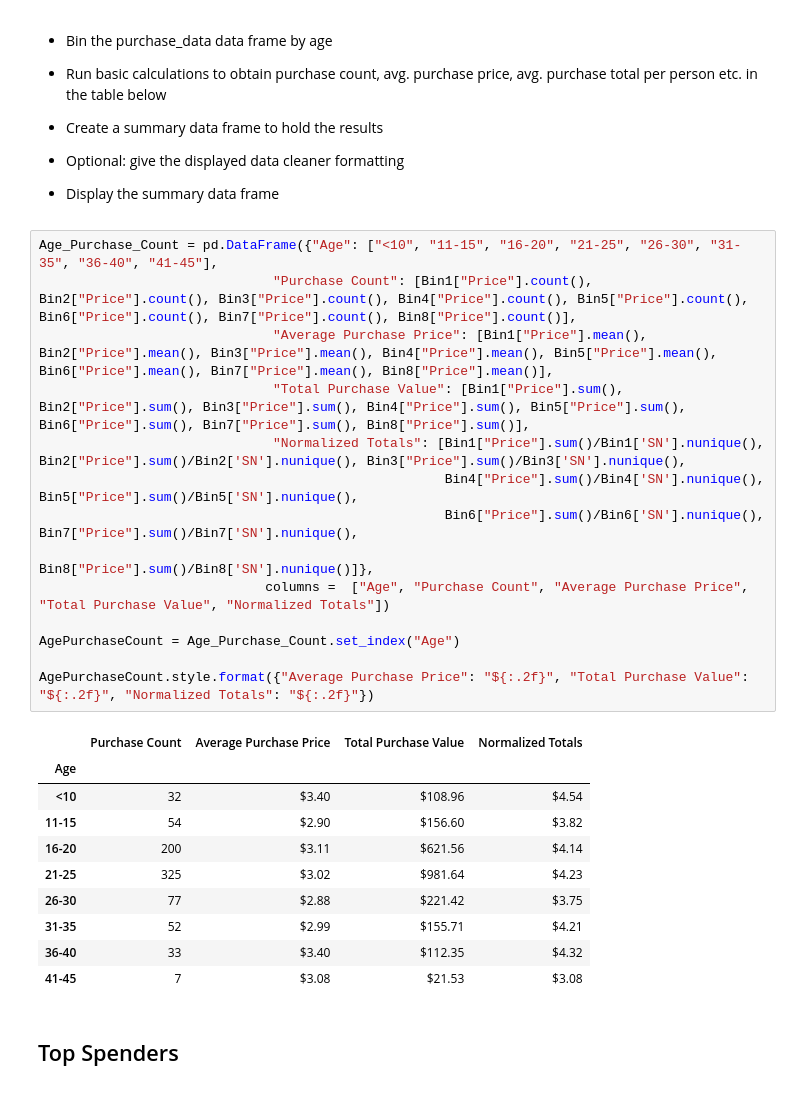
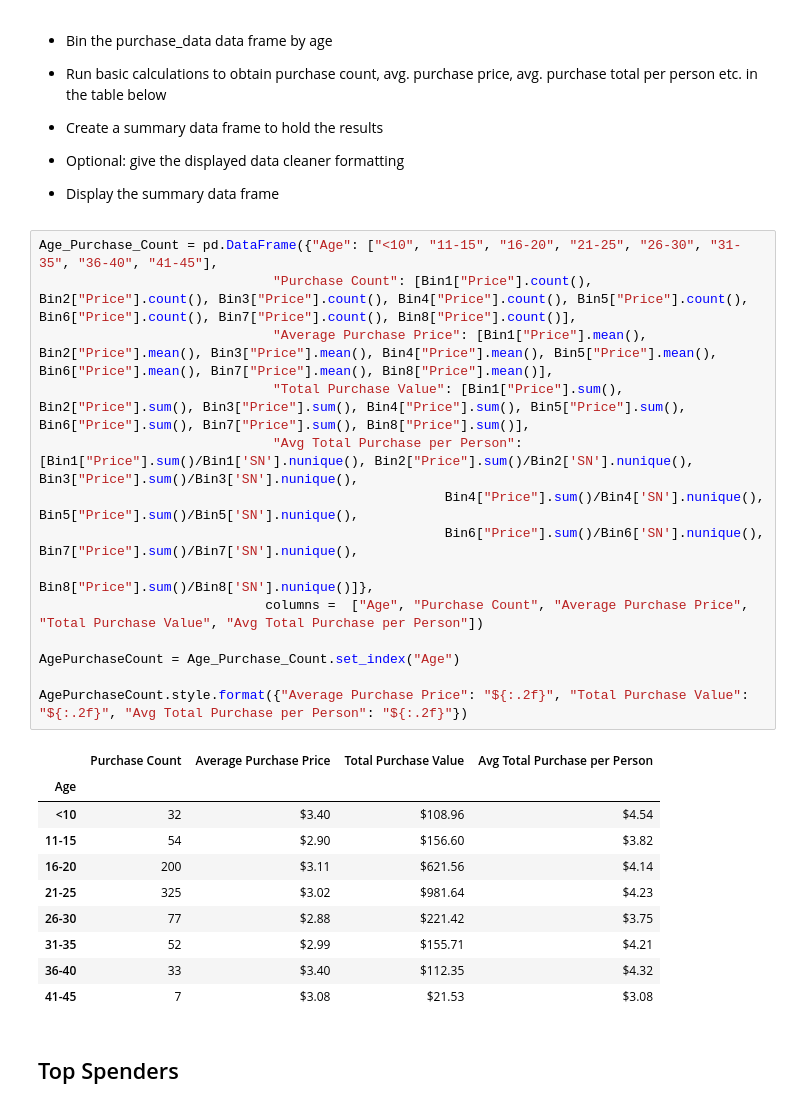
Before and after one commit to Lopokoiyit/Pandas-Challenge, a Jupyter notebook: HeroesOfPymol/HeroesOfPymoli_starter.ipynb, the cells around one changed output. Drawn from its saved outputs; the diff is of its cells as text.

```diff
--- a/HeroesOfPymol/HeroesOfPymoli_starter.ipynb
+++ b/HeroesOfPymol/HeroesOfPymoli_starter.ipynb
@@ -263,19 +263,19 @@ AgeStats
 # %%
 Age_Purchase_Count = pd.DataFrame({"Age": ["<10", "11-15", "16-20", "21-25", "26-30", "31-35", "36-40", "41-45"],
                               "Purchase Count": [Bin1["Price"].count(), Bin2["Price"].count(), Bin3["Price"].count(), Bin4["Price"].count(), Bin5["Price"].count(), Bin6["Price"].count(), Bin7["Price"].count(), Bin8["Price"].count()],
                               "Average Purchase Price": [Bin1["Price"].mean(), Bin2["Price"].mean(), Bin3["Price"].mean(), Bin4["Price"].mean(), Bin5["Price"].mean(), Bin6["Price"].mean(), Bin7["Price"].mean(), Bin8["Price"].mean()],
                               "Total Purchase Value": [Bin1["Price"].sum(), Bin2["Price"].sum(), Bin3["Price"].sum(), Bin4["Price"].sum(), Bin5["Price"].sum(), Bin6["Price"].sum(), Bin7["Price"].sum(), Bin8["Price"].sum()],
-                              "Normalized Totals": [Bin1["Price"].sum()/Bin1['SN'].nunique(), Bin2["Price"].sum()/Bin2['SN'].nunique(), Bin3["Price"].sum()/Bin3['SN'].nunique(),
+                              "Avg Total Purchase per Person": [Bin1["Price"].sum()/Bin1['SN'].nunique(), Bin2["Price"].sum()/Bin2['SN'].nunique(), Bin3["Price"].sum()/Bin3['SN'].nunique(),
                                                     Bin4["Price"].sum()/Bin4['SN'].nunique(), Bin5["Price"].sum()/Bin5['SN'].nunique(),
                                                     Bin6["Price"].sum()/Bin6['SN'].nunique(), Bin7["Price"].sum()/Bin7['SN'].nunique(),
                                                     Bin8["Price"].sum()/Bin8['SN'].nunique()]},
-                             columns =  ["Age", "Purchase Count", "Average Purchase Price", "Total Purchase Value", "Normalized Totals"])
+                             columns =  ["Age", "Purchase Count", "Average Purchase Price", "Total Purchase Value", "Avg Total Purchase per Person"])
 
 AgePurchaseCount = Age_Purchase_Count.set_index("Age")
 
-AgePurchaseCount.style.format({"Average Purchase Price": "${:.2f}", "Total Purchase Value": "${:.2f}", "Normalized Totals": "${:.2f}"})
+AgePurchaseCount.style.format({"Average Purchase Price": "${:.2f}", "Total Purchase Value": "${:.2f}", "Avg Total Purchase per Person": "${:.2f}"})
 # %% [output]
-|  | Purchase Count | Average Purchase Price | Total Purchase Value | Normalized Totals |
+|  | Purchase Count | Average Purchase Price | Total Purchase Value | Avg Total Purchase per Person |
 | Age |  |  |  |  |
 | <10 | 32 | $3.40 | $108.96 | $4.54 |
 | 11-15 | 54 | $2.90 | $156.60 | $3.82 |
```
